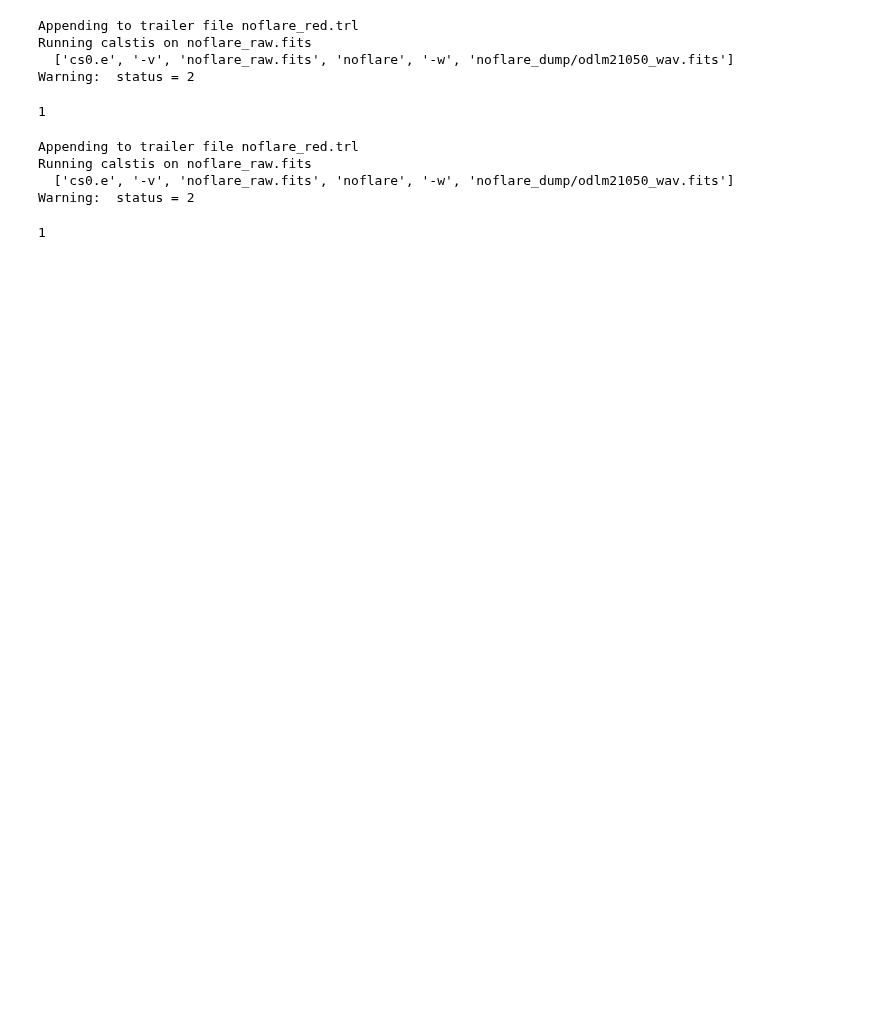
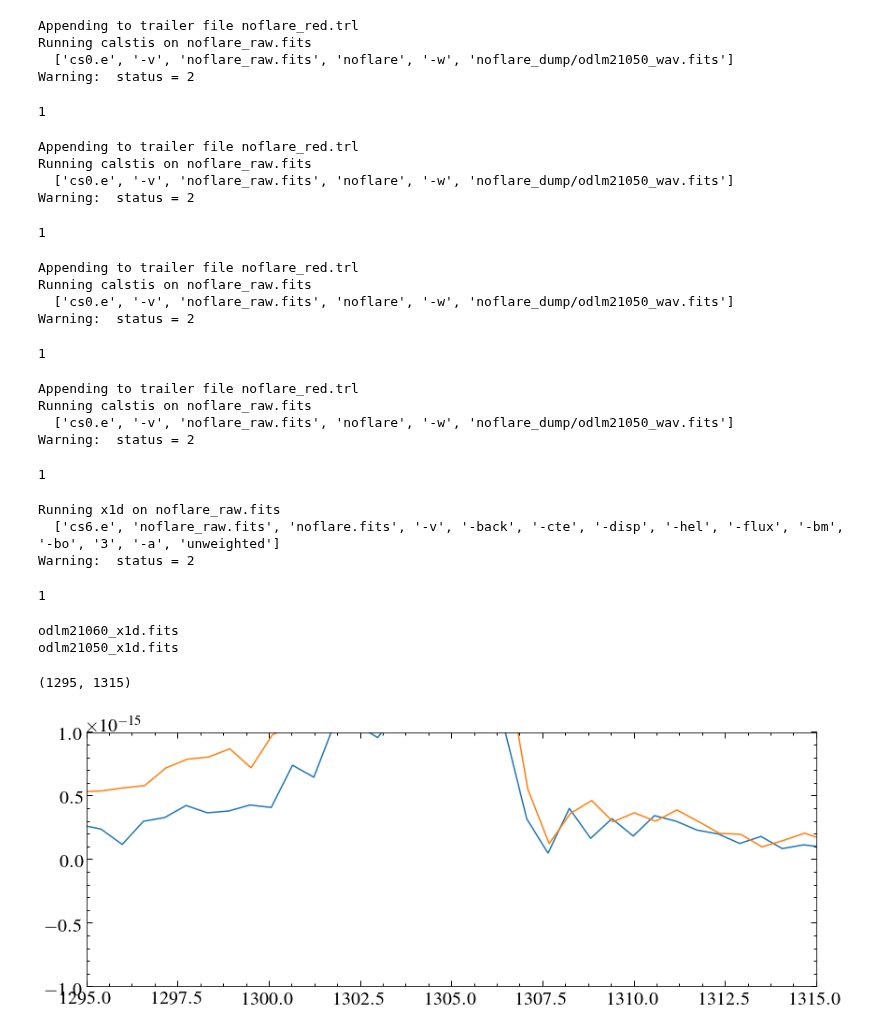
Before and after one commit to davidjwilson/SEDs, a Jupyter notebook: gj_674/STIS/stis_check.ipynb, the cells around one changed output. Drawn from its saved outputs; the diff is of its cells as text; code cells hidden in the pictures; blank space fills up the shorter version.

```diff
--- a/gj_674/STIS/stis_check.ipynb
+++ b/gj_674/STIS/stis_check.ipynb
@@ -441,0 +446,36 @@ Warning:  status = 2
+# %%
+stistools.calstis.calstis(input='noflare_raw.fits', wavecal='noflare_dump/odlm21050_wav.fits', outroot='noflare', verbose=True, trailer='noflare_red.trl')
+# %% [output]
+Appending to trailer file noflare_red.trl
+Running calstis on noflare_raw.fits
+  ['cs0.e', '-v', 'noflare_raw.fits', 'noflare', '-w', 'noflare_dump/odlm21050_wav.fits']
+Warning:  status = 2
+1
+# %%
+stistools.calstis.calstis(input='noflare_raw.fits', wavecal='noflare_dump/odlm21050_wav.fits', outroot='noflare', verbose=True, trailer='noflare_red.trl')
+# %% [output]
+Appending to trailer file noflare_red.trl
+Running calstis on noflare_raw.fits
+  ['cs0.e', '-v', 'noflare_raw.fits', 'noflare', '-w', 'noflare_dump/odlm21050_wav.fits']
+Warning:  status = 2
+1
+# %%
+stistools.x1d.x1d(input='noflare_raw.fits', output='noflare.fits', verbose=True, trailer='noflare_x1d.trl')
+# %% [output]
+Running x1d on noflare_raw.fits
+  ['cs6.e', 'noflare_raw.fits', 'noflare.fits', '-v', '-back', '-cte', '-disp', '-hel', '-flux', '-bm', '-bo', '3', '-a', 'unweighted']
+Warning:  status = 2
+1
+# %%
+for s in G140L[0:2]:
+    print(s)
+    data = fits.getdata(s,1)[0]
+    plt.plot(data['WAVELENGTH'], data['FLUX'])
+plt.ylim(-0.01e-13,0.01e-13)
+plt.xlim(1295, 1315)
+ #wave_mask = (w < 1214.)|(w > 1217.)&(w < 1301.)|(w > 1307.)
+# %% [output]
+odlm21060_x1d.fits
+odlm21050_x1d.fits
+(1295, 1315)
+[figure, added]
```
Also changed, not shown: parts of 5 cells of this notebook.
